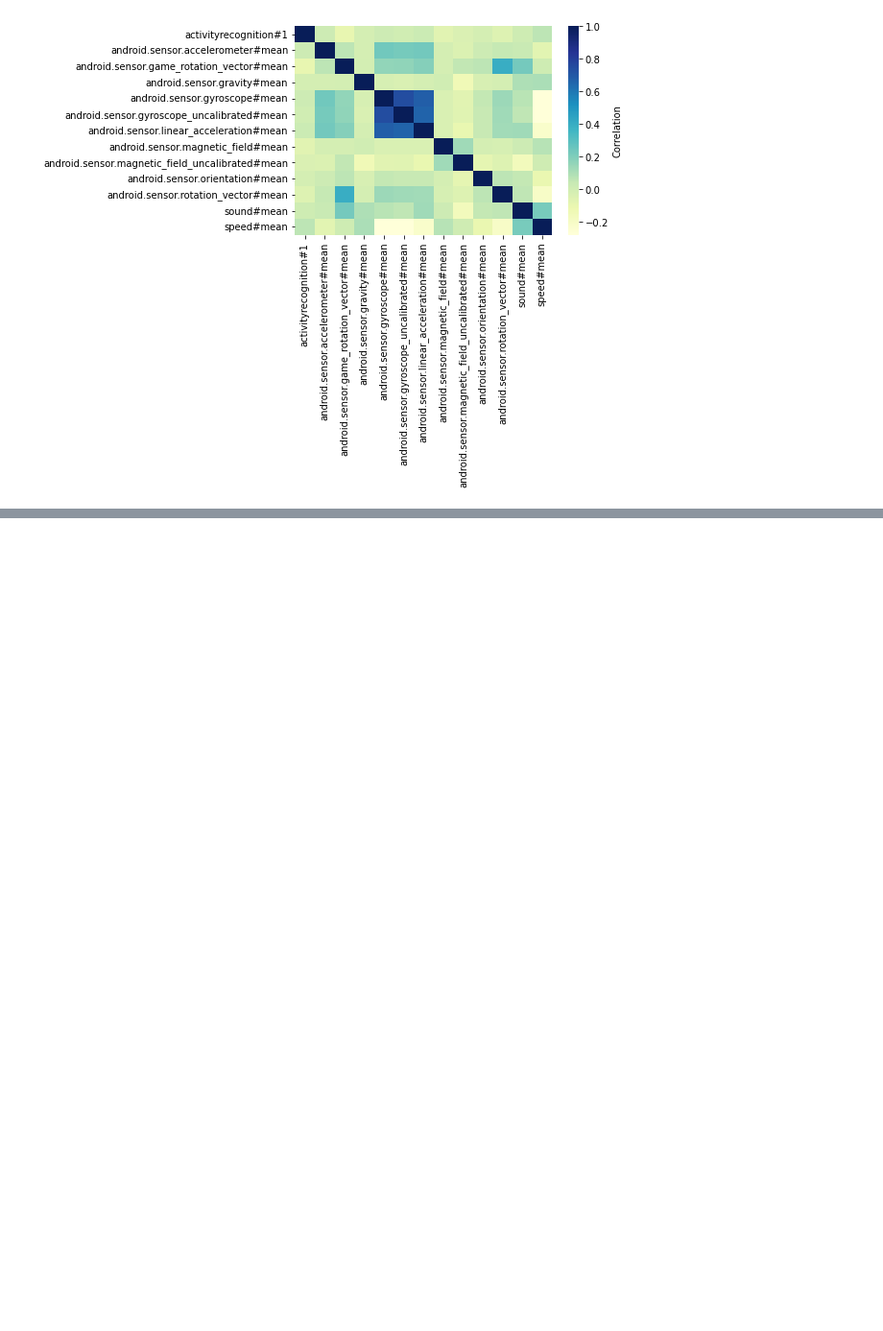
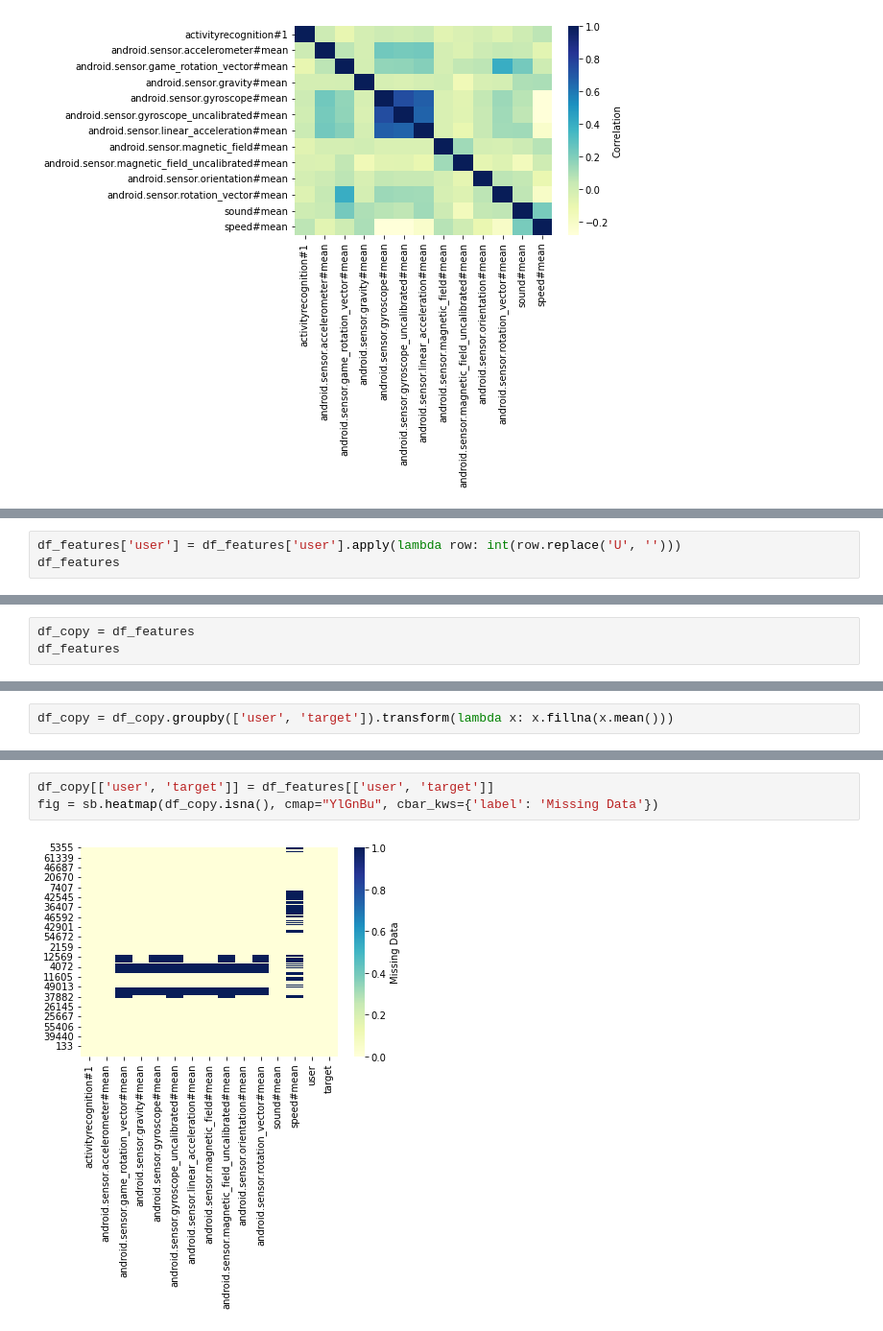
Before and after one commit to jeno-lustyik/google-fit-strive, a Jupyter notebook: jeno_data_cleaning.ipynb, the cells around one changed output, grey strips where cells are left out. Shown: that part at 96% size. Saved outputs shown, nothing was run; the diff lists cells and outputs as text; blank space fills up the shorter version.

```diff
--- a/jeno_data_cleaning.ipynb
+++ b/jeno_data_cleaning.ipynb
@@ -63,0 +80,3 @@ fig_cor = sb.heatmap(df_features.corr(), cmap="YlGnBu", cbar_kws={'label': 'Corr
+# %%
+df_features['user'] = df_features['user'].apply(lambda row: int(row.replace('U', '')))
+df_features
@@ -63,0 +115,3 @@ fig_cor = sb.heatmap(df_features.corr(), cmap="YlGnBu", cbar_kws={'label': 'Corr
+# %%
+df_copy = df_features
+df_features
@@ -63,0 +132,2 @@ fig_cor = sb.heatmap(df_features.corr(), cmap="YlGnBu", cbar_kws={'label': 'Corr
+# %%
+df_copy = df_copy.groupby(['user', 'target']).transform(lambda x: x.fillna(x.mean()))
@@ -63,0 +148,5 @@ fig_cor = sb.heatmap(df_features.corr(), cmap="YlGnBu", cbar_kws={'label': 'Corr
+# %%
+df_copy[['user', 'target']] = df_features[['user', 'target']]
+fig = sb.heatmap(df_copy.isna(), cmap="YlGnBu", cbar_kws={'label': 'Missing Data'})
+# %% [output]
+[figure, added]
```
Also changed, not shown: parts of 8 cells of this notebook, 2 other files.
